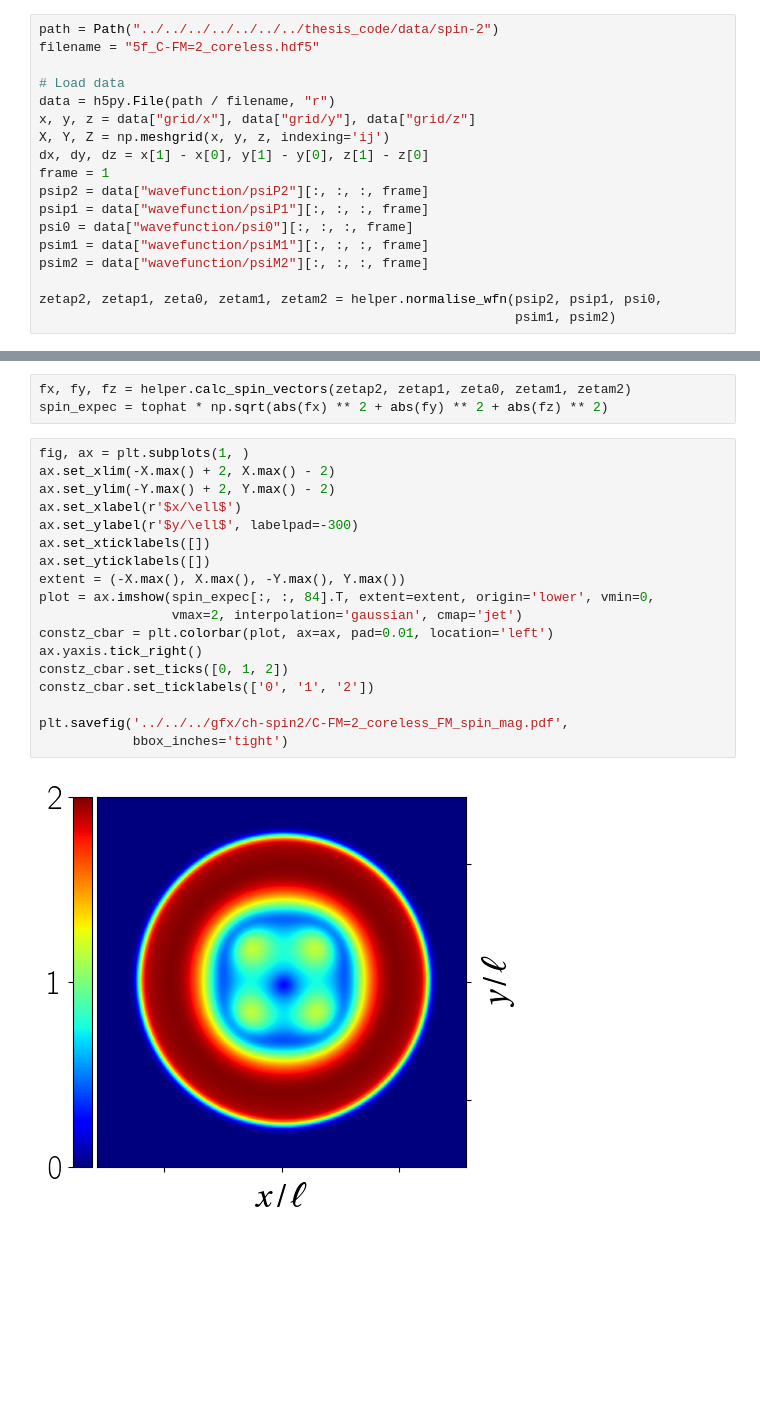
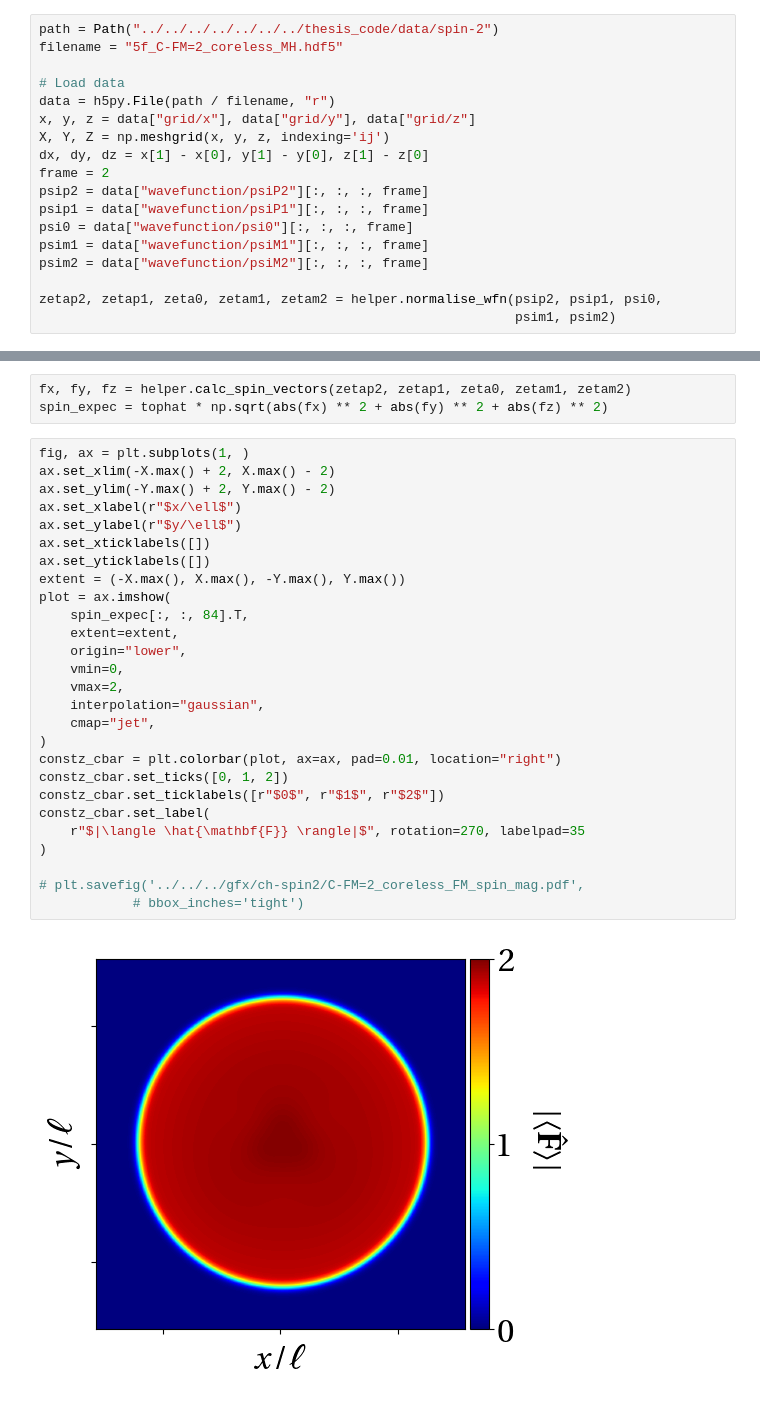
Before and after one commit to wheelerMT/thesis, a Jupyter notebook: scripts/ch-spin2/C-FM/C-FM_coreless_FM_spin_mag.ipynb, the cells around one changed output, grey strips where cells are left out. Cells and saved outputs as stored; diff of their text form; blank space fills up the shorter version.

Commit message:
Added new plots

```diff
--- a/scripts/ch-spin2/C-FM/C-FM_coreless_FM_spin_mag.ipynb
+++ b/scripts/ch-spin2/C-FM/C-FM_coreless_FM_spin_mag.ipynb
@@ -10,14 +10,14 @@ plt.rc("text.latex", preamble=r"\usepackage{fourier}")
 plt.rcParams.update({"font.size": 26})
 # %%
 path = Path("../../../../../../../thesis_code/data/spin-2")
-filename = "5f_C-FM=2_coreless.hdf5"
+filename = "5f_C-FM=2_coreless_MH.hdf5"
 
 # Load data
 data = h5py.File(path / filename, "r")
 x, y, z = data["grid/x"], data["grid/y"], data["grid/z"]
 X, Y, Z = np.meshgrid(x, y, z, indexing='ij')
 dx, dy, dz = x[1] - x[0], y[1] - y[0], z[1] - z[0]
-frame = 1
+frame = 2
 psip2 = data["wavefunction/psiP2"][:, :, :, frame]
 psip1 = data["wavefunction/psiP1"][:, :, :, frame]
 psi0 = data["wavefunction/psi0"][:, :, :, frame]
@@ -40,20 +42,29 @@ spin_expec = tophat * np.sqrt(abs(fx) ** 2 + abs(fy) ** 2 + abs(fz) ** 2)
 # %%
 fig, ax = plt.subplots(1, )
 ax.set_xlim(-X.max() + 2, X.max() - 2)
 ax.set_ylim(-Y.max() + 2, Y.max() - 2)
-ax.set_xlabel(r'$x/\ell$')
-ax.set_ylabel(r'$y/\ell$', labelpad=-300)
+ax.set_xlabel(r"$x/\ell$")
+ax.set_ylabel(r"$y/\ell$")
 ax.set_xticklabels([])
 ax.set_yticklabels([])
 extent = (-X.max(), X.max(), -Y.max(), Y.max())
-plot = ax.imshow(spin_expec[:, :, 84].T, extent=extent, origin='lower', vmin=0,
-                 vmax=2, interpolation='gaussian', cmap='jet')
-constz_cbar = plt.colorbar(plot, ax=ax, pad=0.01, location='left')
-ax.yaxis.tick_right()
+plot = ax.imshow(
+    spin_expec[:, :, 84].T,
+    extent=extent,
+    origin="lower",
+    vmin=0,
+    vmax=2,
+    interpolation="gaussian",
+    cmap="jet",
+)
+constz_cbar = plt.colorbar(plot, ax=ax, pad=0.01, location="right")
 constz_cbar.set_ticks([0, 1, 2])
-constz_cbar.set_ticklabels(['0', '1', '2'])
+constz_cbar.set_ticklabels([r"$0$", r"$1$", r"$2$"])
+constz_cbar.set_label(
+    r"$|\langle \hat{\mathbf{F}} \rangle|$", rotation=270, labelpad=35
+)
 
-plt.savefig('../../../gfx/ch-spin2/C-FM=2_coreless_FM_spin_mag.pdf',
-            bbox_inches='tight')
+# plt.savefig('../../../gfx/ch-spin2/C-FM=2_coreless_FM_spin_mag.pdf',
+            # bbox_inches='tight')
 # %% [output]
-[figure, old version]
+[figure, new version]
```
Also changed, not shown: parts of 1 cell of this notebook, 13 other files.
